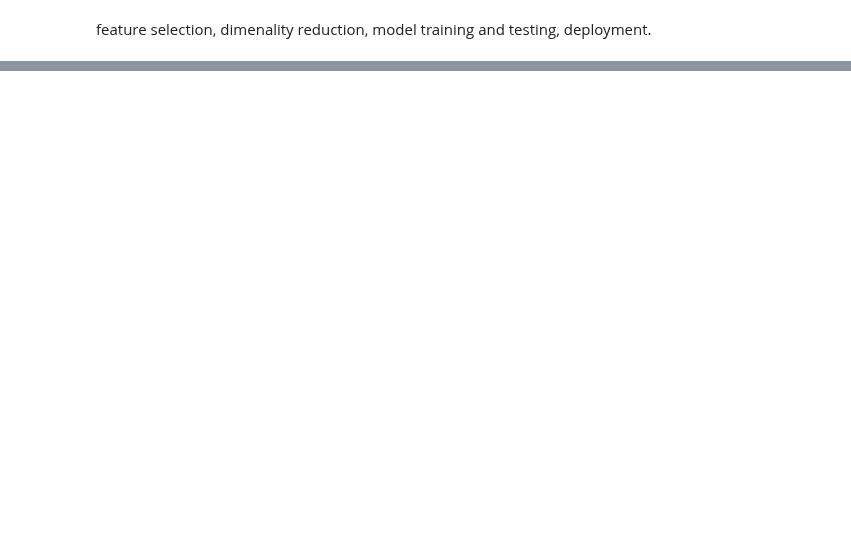
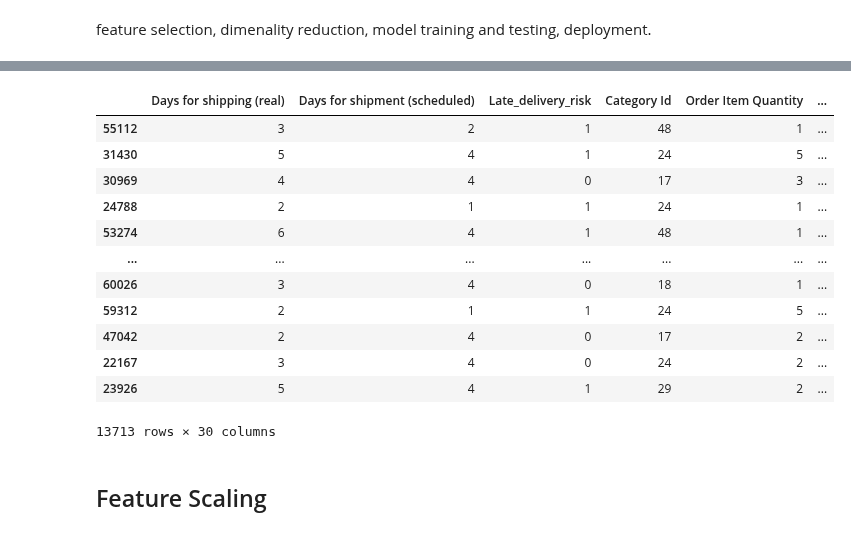
Before and after one commit to dyavadi8769/Supply_Chain_Demand_Forecasting_System, a Jupyter notebook: Supply Chain Analysis.ipynb, the cells around one changed output, grey strips where cells are left out. Cells and saved outputs as stored; diff of their text form; code cells hidden in the pictures; blank space fills up the shorter version.

```diff
--- a/Supply Chain Analysis.ipynb
+++ b/Supply Chain Analysis.ipynb
@@ -572,2 +579,5 @@ memory usage: 3.6+ MB
+# %%
+data1['Delivery Status'] = data1['Delivery Status'] . map({'Late delivery': 2, 'Shipping on time':1, 'Advance shipping': 0,
+       'Shipping canceled':3 })
 # %% [markdown]
 feature selection, dimenality reduction, model training and testing, deployment.
@@ -573,0 +606,4 @@ feature selection, dimenality reduction, model training and testing, deployment.
+# %%
+X = data1.drop('Delivery Status', axis=1)
+# %%
+y = data1['Delivery Status']
@@ -573,0 +612,18 @@ feature selection, dimenality reduction, model training and testing, deployment.
+# %%
+x_train,x_test,y_train,y_test = train_test_split(X,y,test_size = 0.25, random_state = 45)
+# %%
+x_train
+# %% [output]
+|  | Days for shipping (real) | Days for shipment (scheduled) | Late_delivery_risk | Category Id | Order Item Quantity | ... |
+| 55112 | 3 | 2 | 1 | 48 | 1 | ... |
+| 31430 | 5 | 4 | 1 | 24 | 5 | ... |
+| 30969 | 4 | 4 | 0 | 17 | 3 | ... |
+| 24788 | 2 | 1 | 1 | 24 | 1 | ... |
+| 53274 | 6 | 4 | 1 | 48 | 1 | ... |
+| ... | ... | ... | ... | ... | ... | ... |
+| 60026 | 3 | 4 | 0 | 18 | 1 | ... |
+| 59312 | 2 | 1 | 1 | 24 | 5 | ... |
+| 47042 | 2 | 4 | 0 | 17 | 2 | ... |
+| 22167 | 3 | 4 | 0 | 24 | 2 | ... |
+| 23926 | 5 | 4 | 1 | 29 | 2 | ... |
+13713 rows × 30 columns
@@ -573,0 +632,2 @@ feature selection, dimenality reduction, model training and testing, deployment.
+# %% [markdown]
+## Feature Scaling
```
Also changed, not shown: parts of 35 cells of this notebook.
